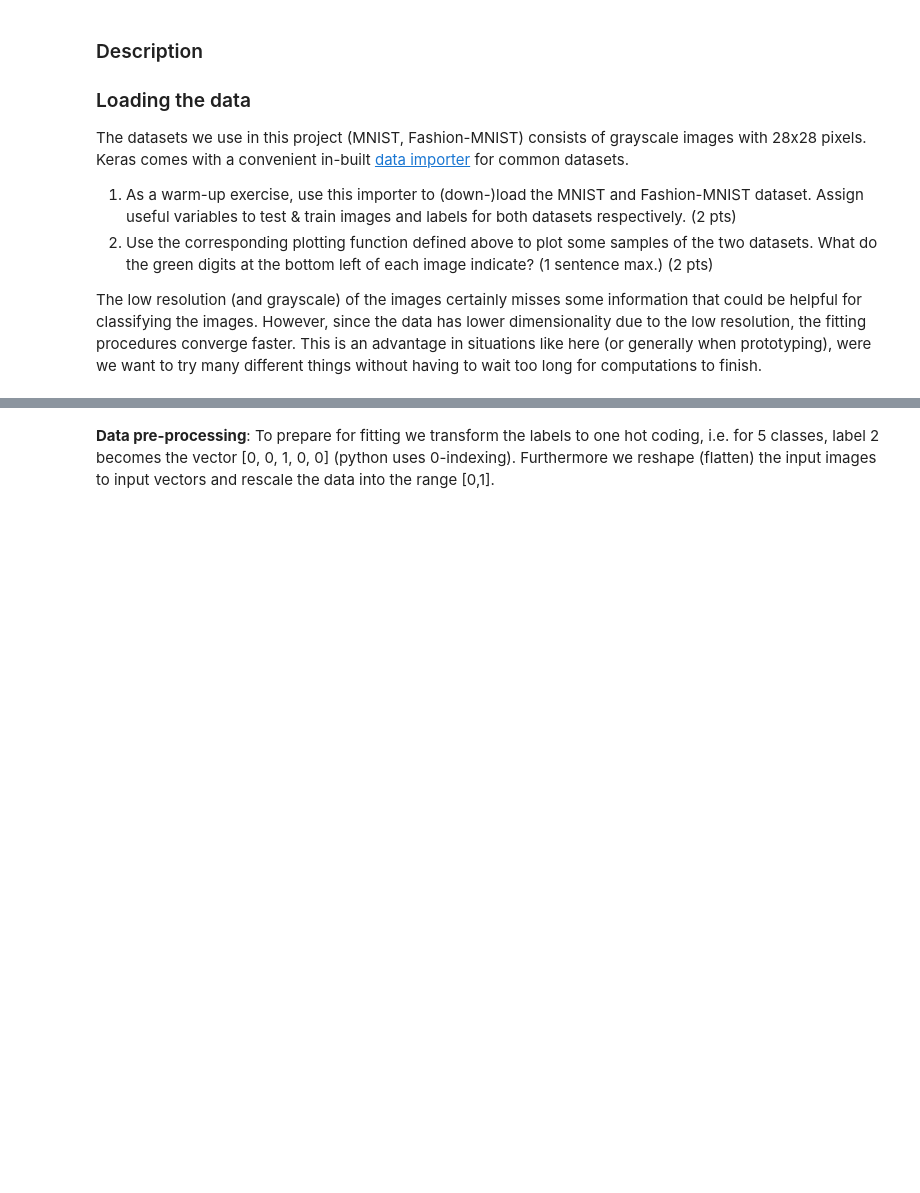
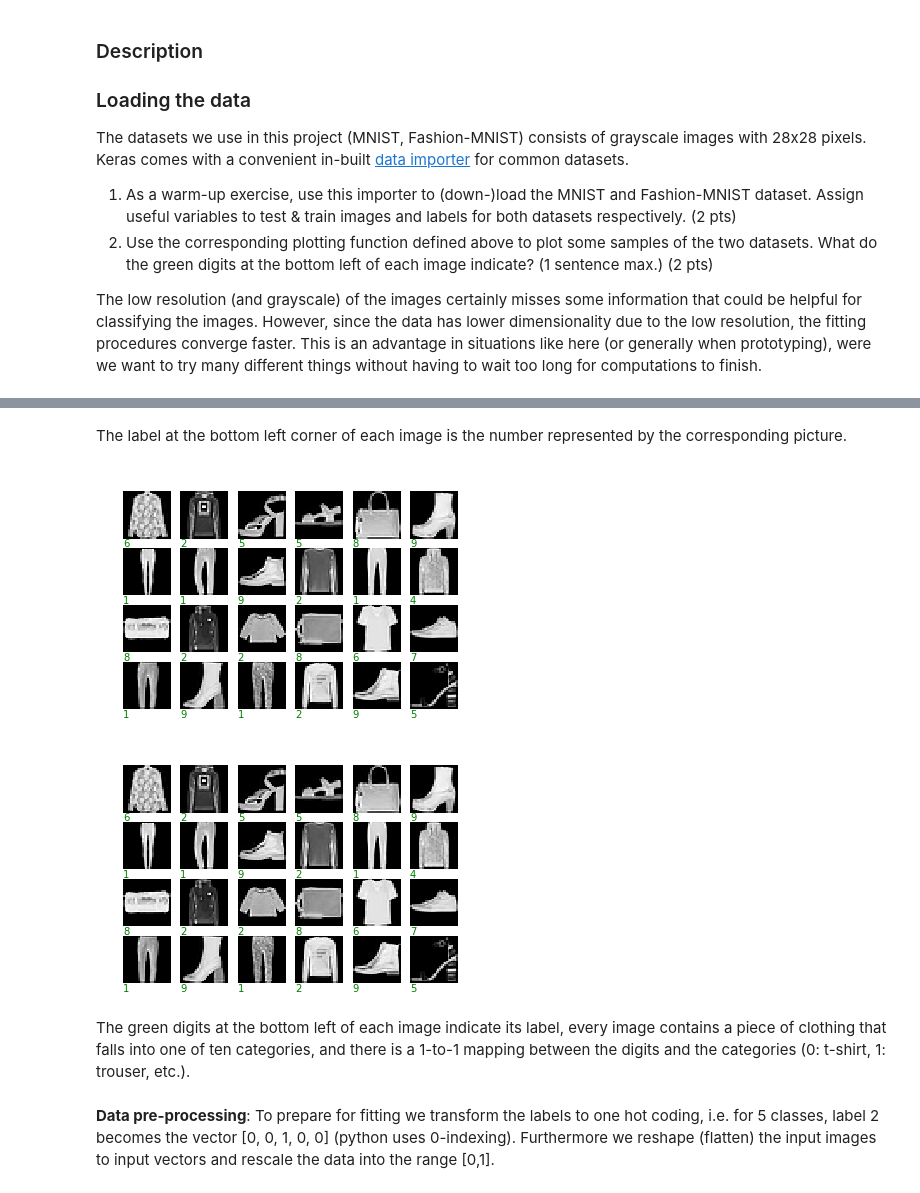
Before and after one commit to jheitmann/ann-projects, a Jupyter notebook: project1/miniproject1.ipynb, the cells around one changed output, grey strips where cells are left out. Cells and saved outputs as stored; diff of their text form; code cells hidden in the pictures; blank space fills up the shorter version.

```diff
--- a/project1/miniproject1.ipynb
+++ b/project1/miniproject1.ipynb
@@ -153,3 +200,12 @@ Answer to question 2:
+# %% [markdown]
+The label at the bottom left corner of each image is the number represented by the corresponding picture.
+# %%
+plot_some_samples(x_fashion_train,y_fashion_train)
+# %% [output]
+[figure, added]
+[figure, added]
+# %% [markdown]
+The green digits at the bottom left of each image indicate its label, every image contains a piece of clothing that falls into one of ten categories, and there is a 1-to-1 mapping between the digits and the categories (0: t-shirt, 1: trouser, etc.).
 # %% [markdown]
 **Data pre-processing**: To prepare for fitting we transform the labels to one hot coding, i.e. for 5 classes, label 2 becomes the vector [0, 0, 1, 0, 0] (python uses 0-indexing). Furthermore we reshape (flatten) the input images to input vectors and rescale the data into the range [0,1].
 # %%
```
Also changed, not shown: parts of 75 cells of this notebook.
